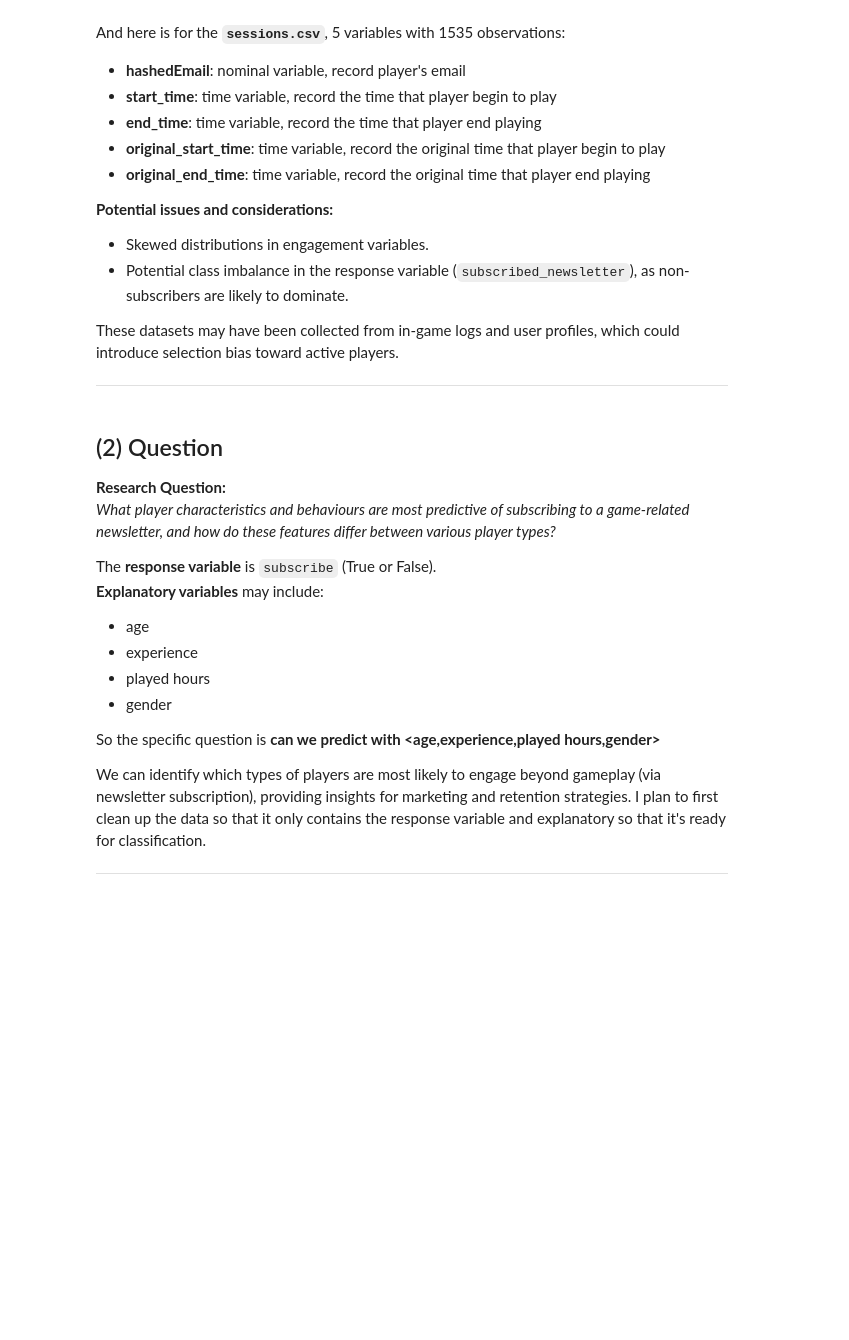
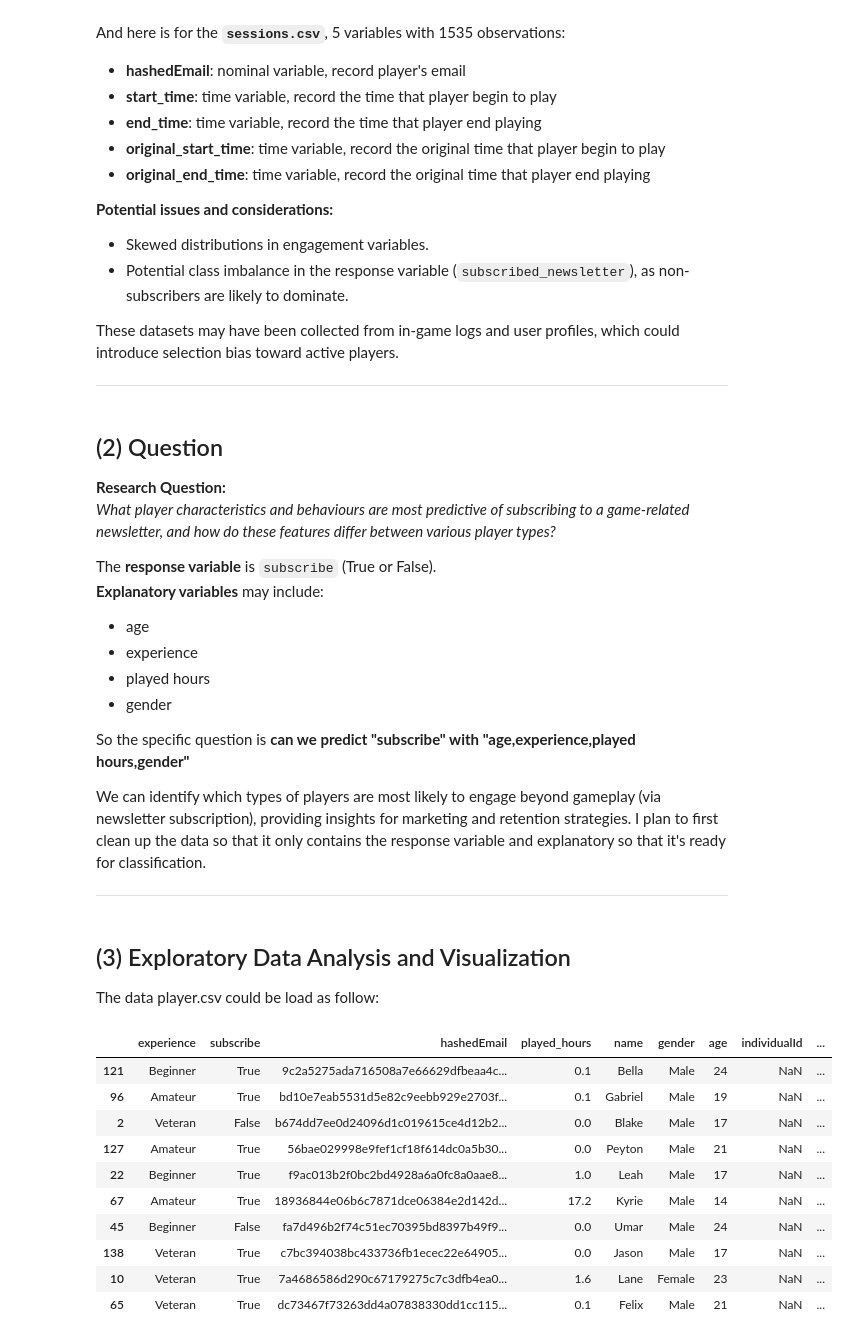
Before and after one commit to skyer03/dsci-100-group-project, a Jupyter notebook: Personal planning/Personal Planing.ipynb, the cells around one changed output. Drawn from its saved outputs; the diff is of its cells as text; code cells hidden in the pictures; blank space fills up the shorter version.

Commit message:
Visualization

```diff
--- a/Personal planning/Personal Planing.ipynb
+++ b/Personal planning/Personal Planing.ipynb
@@ -45,12 +45,30 @@ The **response variable** is `subscribe` (True or False).
 - played hours
 - gender
 
-So the specific question is **can we predict <subscribe> with <age,experience,played hours,gender>**
+So the specific question is **can we predict "subscribe" with "age,experience,played hours,gender"**
 
 We can identify which types of players are most likely to engage beyond gameplay (via newsletter subscription), providing insights for marketing and retention strategies. I plan to first clean up the data so that it only contains the response variable and explanatory so that it's ready for classification.
 
 ---
+# %% [markdown]
+## (3) Exploratory Data Analysis and Visualization
+The data player.csv could be load as follow:
 # %%
 import altair as alt
 import numpy as np
 import pandas as pd
+url = "https://drive.google.com/uc?export=download&id=1Mw9vW0hjTJwRWx0bDXiSpYsO3gKogaPz"
+players = pd.read_csv(url)
+players.sample(10)
+# %% [output]
+|  | experience | subscribe | hashedEmail | played_hours | name | gender | age | individualId | ... |
+| 121 | Beginner | True | 9c2a5275ada716508a7e66629dfbeaa4c... | 0.1 | Bella | Male | 24 | NaN | ... |
+| 96 | Amateur | True | bd10e7eab5531d5e82c9eebb929e2703f... | 0.1 | Gabriel | Male | 19 | NaN | ... |
+| 2 | Veteran | False | b674dd7ee0d24096d1c019615ce4d12b2... | 0.0 | Blake | Male | 17 | NaN | ... |
+| 127 | Amateur | True | 56bae029998e9fef1cf18f614dc0a5b30... | 0.0 | Peyton | Male | 21 | NaN | ... |
+| 22 | Beginner | True | f9ac013b2f0bc2bd4928a6a0fc8a0aae8... | 1.0 | Leah | Male | 17 | NaN | ... |
+| 67 | Amateur | True | 18936844e06b6c7871dce06384e2d142d... | 17.2 | Kyrie | Male | 14 | NaN | ... |
+| 45 | Beginner | False | fa7d496b2f74c51ec70395bd8397b49f9... | 0.0 | Umar | Male | 24 | NaN | ... |
+| 138 | Veteran | True | c7bc394038bc433736fb1ecec22e64905... | 0.0 | Jason | Male | 17 | NaN | ... |
+| 10 | Veteran | True | 7a4686586d290c67179275c7c3dfb4ea0... | 1.6 | Lane | Female | 23 | NaN | ... |
+| 65 | Veteran | True | dc73467f73263dd4a07838330dd1cc115... | 0.1 | Felix | Male | 21 | NaN | ... |
```
Also changed, not shown: parts of 12 cells of this notebook.
